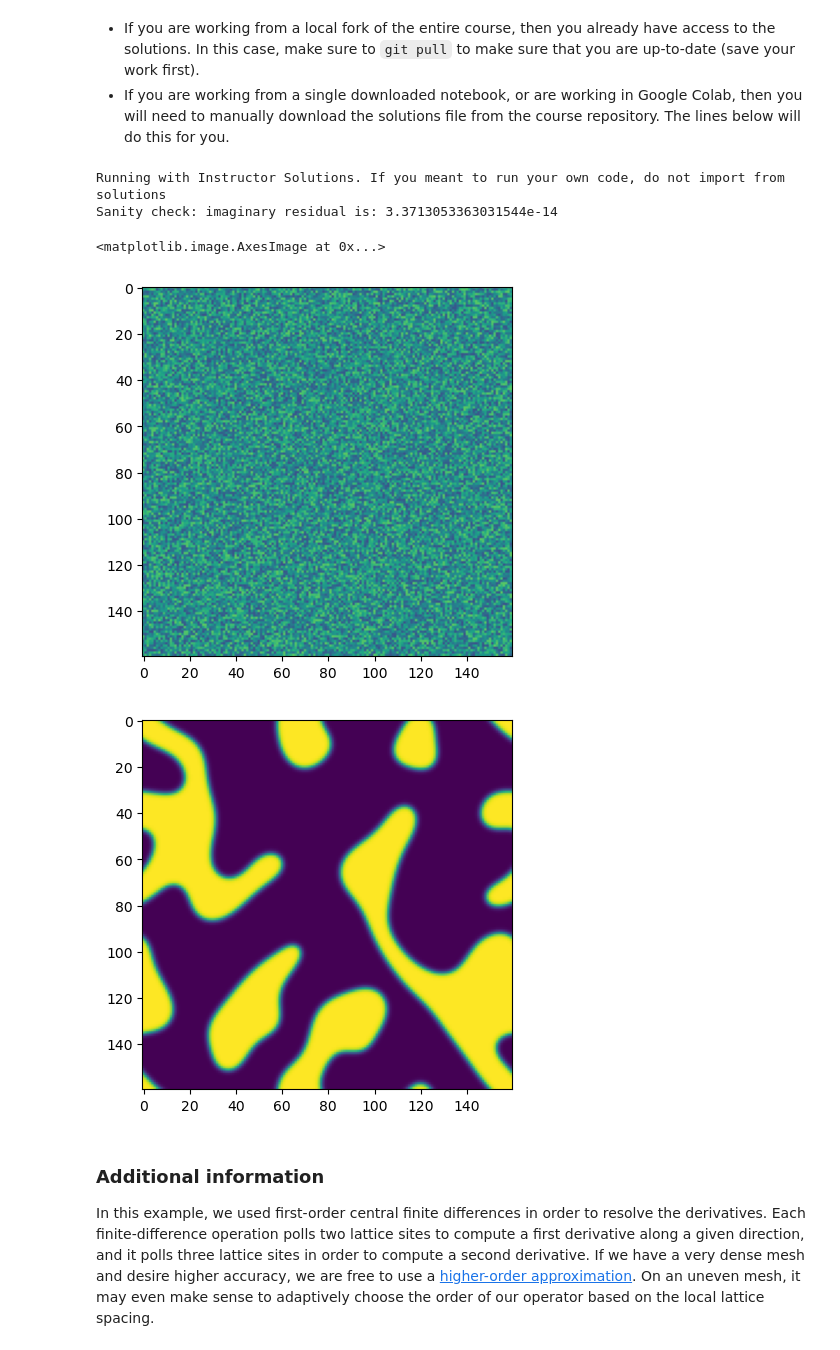
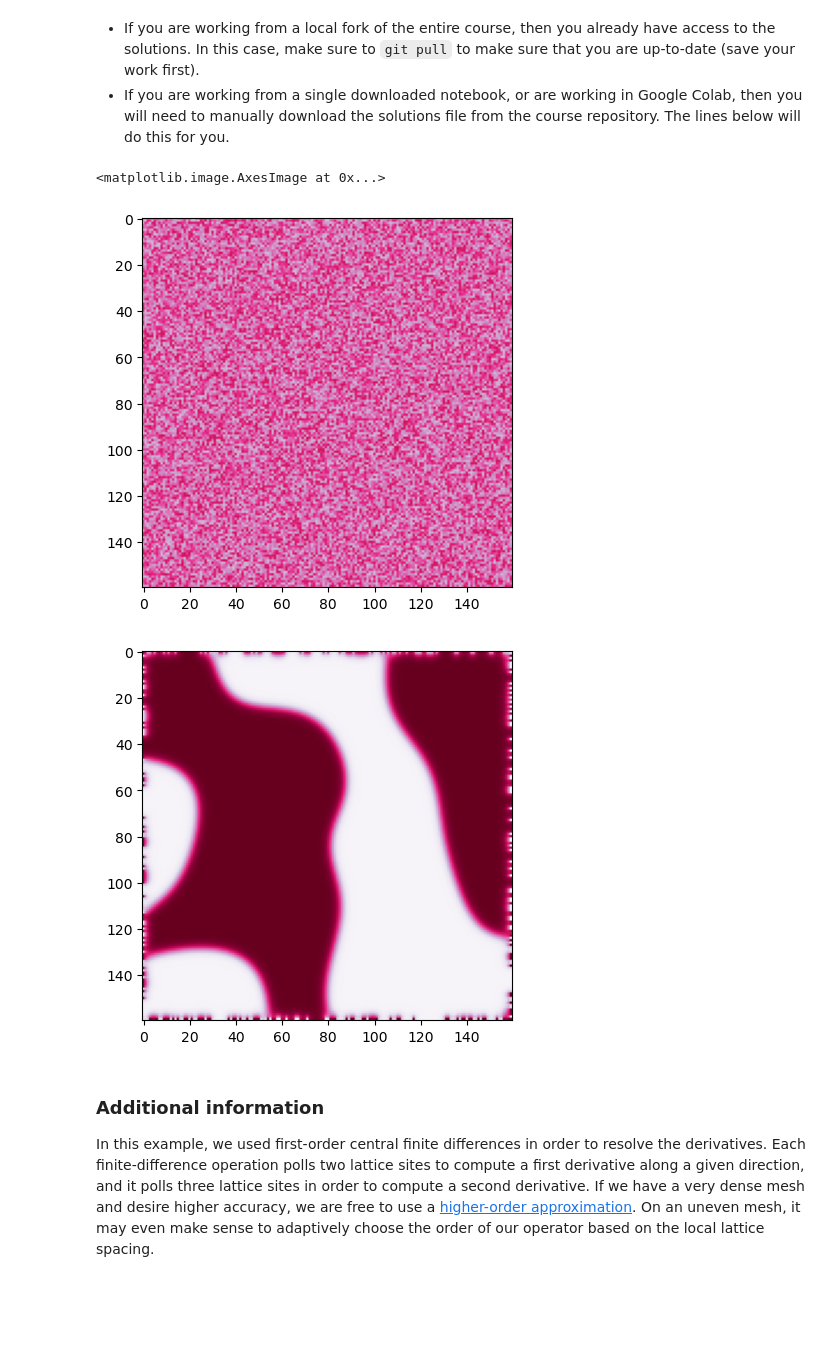
Before and after one commit to lilyminguyen/PHY-329, a Jupyter notebook: Homework/HW5/pde_turing.ipynb, the cells around one changed output. Saved outputs shown, nothing was run; the diff lists cells and outputs as text; code cells hidden in the pictures; blank space fills up the shorter version.

```diff
--- a/Homework/HW5/pde_turing.ipynb
+++ b/Homework/HW5/pde_turing.ipynb
@@ -200,31 +207,28 @@ class AllenCahn:
 # %%
 ## Optional: Download and import the instructor solutions
 import requests
-ns={}
-exec(requests.get('https://raw.githubusercontent.com/williamgilpin/cphy/main/hw/solutions/allencahn.py', timeout=10).text, ns);
-AllenCahn = ns['AllenCahn']
-ns={}
-exec(requests.get('https://raw.githubusercontent.com/williamgilpin/cphy/main/hw/solutions/allencahn_spectral.py', timeout=10).text, ns);
-AllenCahn = ns['AllenCahn']
+# ns={}
+# exec(requests.get('https://raw.githubusercontent.com/williamgilpin/cphy/main/hw/solutions/allencahn.py', timeout=10).text, ns);
+# AllenCahn = ns['AllenCahn']
+# ns={}
+# exec(requests.get('https://raw.githubusercontent.com/williamgilpin/cphy/main/hw/solutions/allencahn_spectral.py', timeout=10).text, ns);
+# AllenCahn = ns['AllenCahn']
 # %%
 ## Run an example simulation and plot the before and after
-np.random.seed(0)
+np.random.seed(2003)
 ic = np.random.random((160, 160)) - 0.5
 model = AllenCahn(*ic.shape, kappa=1e1, d=1e-3)
 tpts, sol = model.solve(ic, 0, 8, 400, method="DOP853")
 
+plt.figure()
+plt.imshow(sol[0], vmin=-1, vmax=1, cmap='PuRd')
 
 plt.figure()
-plt.imshow(sol[0], vmin=-1, vmax=1)
-
-plt.figure()
-plt.imshow(sol[-1], vmin=-1, vmax=1)
+plt.imshow(sol[-1], vmin=-1, vmax=1, cmap='PuRd')
 # %% [output]
-Running with Instructor Solutions. If you meant to run your own code, do not import from solutions
-Sanity check: imaginary residual is: 3.3713053363031544e-14
+<matplotlib.image.AxesImage at 0x...>
-<matplotlib.image.AxesImage at 0x...>
-[figure, old version]
+[figure, new version]
-[figure, old version]
+[figure, new version]
 # %% [markdown]
 ### Additional information
 
```
Also changed, not shown: parts of 16 cells of this notebook.
